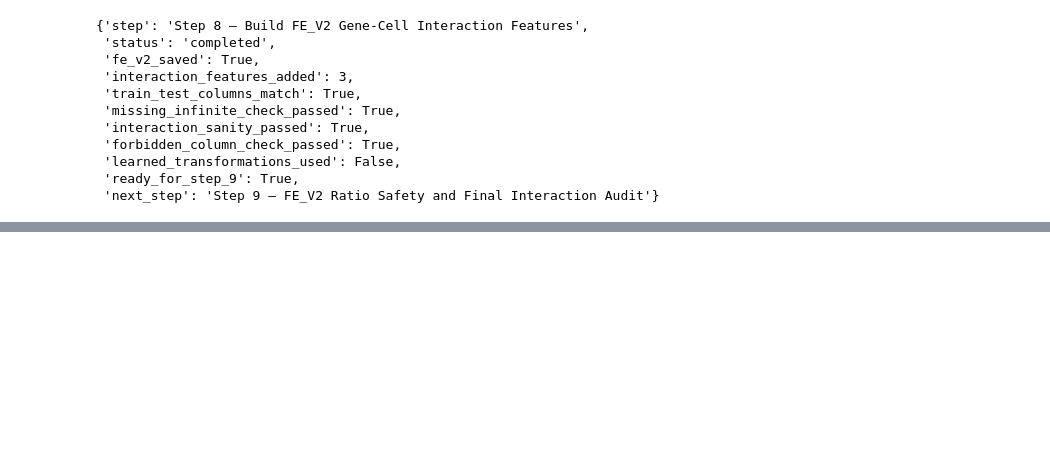
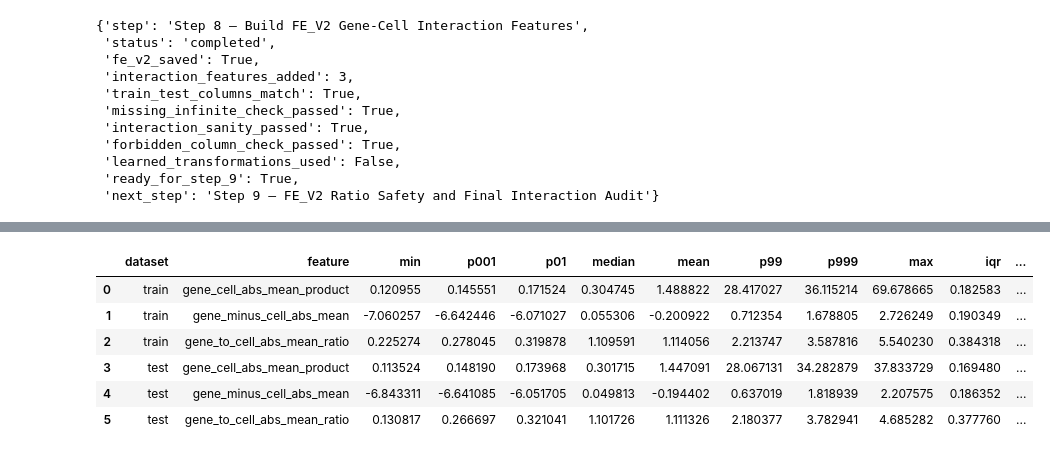
Before and after one commit to kawsar07ahmmed0712-rgb/moa-prediction-drug-response, a Jupyter notebook: notebooks/03_feature_engineering.ipynb, the cells around one changed output, grey strips where cells are left out. Saved outputs shown, nothing was run; the diff lists cells and outputs as text; code cells hidden in the pictures; blank space fills up the shorter version.

Commit message:
Step 9 — FE_V2 Ratio Safety and Final Interaction Audit

```diff
--- a/notebooks/03_feature_engineering.ipynb
+++ b/notebooks/03_feature_engineering.ipynb
@@ -3656,0 +3709,15 @@ step_8_status
+# %%
+X_train_FE_V2_saved = pd.read_parquet(fe_v2_artifact_paths["X_train_FE_V2"])
+X_test_FE_V2_saved = pd.read_parquet(fe_v2_artifact_paths["X_test_FE_V2"])
+y_scored_FE_V2_saved = pd.read_parquet(fe_v2_artifact_paths["y_scored"])
+
+with open(fe_v2_artifact_paths["FE_V2_manifest"], "r", encoding="utf-8") as f:
+    FE_V2_manifest_saved = json.load(f)
+
+with open(fe_v2_artifact_paths["feature_set_registry"], "r", encoding="utf-8") as f:
+    feature_set_registry_saved = json.load(f)
+
+print("Saved FE_V2 artifacts reloaded successfully.")
+print("X_train_FE_V2_saved:", X_train_FE_V2_saved.shape)
+print("X_test_FE_V2_saved :", X_test_FE_V2_saved.shape)
+print("y_scored_saved     :", y_scored_FE_V2_saved.shape)
@@ -3656,0 +3888,46 @@ step_8_status
+# %%
+fe_v2_interaction_extreme_rows = []
+
+for dataset_name, df in [
+    ("train", X_train_FE_V2_saved),
+    ("test", X_test_FE_V2_saved)
+]:
+    for feature in fe_v2_interaction_features:
+        values = df[feature].astype(np.float64)
+
+        q01 = values.quantile(0.01)
+        q99 = values.quantile(0.99)
+        iqr = values.quantile(0.75) - values.quantile(0.25)
+
+        lower_iqr_bound = values.quantile(0.25) - 3 * iqr
+        upper_iqr_bound = values.quantile(0.75) + 3 * iqr
+
+        fe_v2_interaction_extreme_rows.append({
+            "dataset": dataset_name,
+            "feature": feature,
+            "min": values.min(),
+            "p001": values.quantile(0.001),
+            "p01": q01,
+            "median": values.median(),
+            "mean": values.mean(),
+            "p99": q99,
+            "p999": values.quantile(0.999),
+            "max": values.max(),
+            "iqr": iqr,
+            "lower_iqr_bound": lower_iqr_bound,
+            "upper_iqr_bound": upper_iqr_bound,
+            "iqr_extreme_count": int(((values < lower_iqr_bound) | (values > upper_iqr_bound)).sum()),
+            "all_finite": bool(np.isfinite(values).all())
+        })
+
+fe_v2_interaction_extreme_audit = pd.DataFrame(fe_v2_interaction_extreme_rows)
+
+fe_v2_interaction_extreme_audit
+# %% [output]
+|  | dataset | feature | min | p001 | p01 | median | mean | p99 | p999 | max | iqr | ... |
+| 0 | train | gene_cell_abs_mean_product | 0.120955 | 0.145551 | 0.171524 | 0.304745 | 1.488822 | 28.417027 | 36.115214 | 69.678665 | 0.182583 | ... |
+| 1 | train | gene_minus_cell_abs_mean | -7.060257 | -6.642446 | -6.071027 | 0.055306 | -0.200922 | 0.712354 | 1.678805 | 2.726249 | 0.190349 | ... |
+| 2 | train | gene_to_cell_abs_mean_ratio | 0.225274 | 0.278045 | 0.319878 | 1.109591 | 1.114056 | 2.213747 | 3.587816 | 5.540230 | 0.384318 | ... |
+| 3 | test | gene_cell_abs_mean_product | 0.113524 | 0.148190 | 0.173968 | 0.301715 | 1.447091 | 28.067131 | 34.282879 | 37.833729 | 0.169480 | ... |
+| 4 | test | gene_minus_cell_abs_mean | -6.843311 | -6.641085 | -6.051705 | 0.049813 | -0.194402 | 0.637019 | 1.818939 | 2.207575 | 0.186352 | ... |
+| 5 | test | gene_to_cell_abs_mean_ratio | 0.130817 | 0.266697 | 0.321041 | 1.101726 | 1.111326 | 2.180377 | 3.782941 | 4.685282 | 0.377760 | ... |
```
Also changed, not shown: parts of 16 cells of this notebook.
